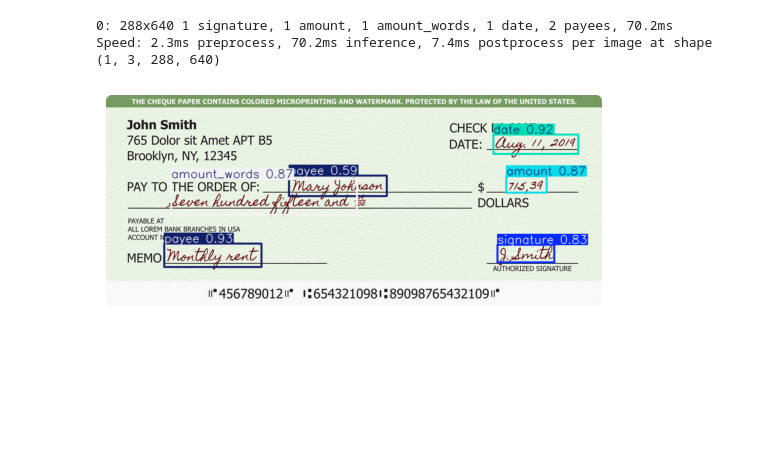
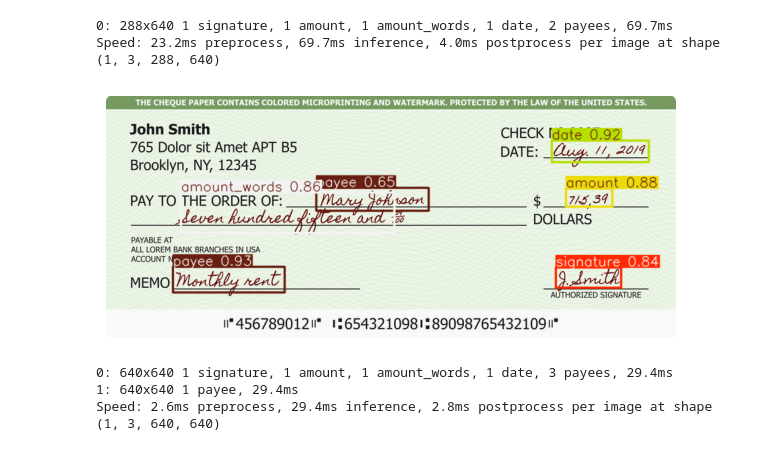
Before and after one commit to Automation-Anywhere-1B/CV-Document-Data-Extraction, a Jupyter notebook: Yolo Stacked/yolo/example.ipynb, the cells around one changed output. Cells and saved outputs as stored; diff of their text form; code cells hidden in the pictures; blank space fills up the shorter version.

Commit message:
made visualization for yolo model better

```diff
--- a/Yolo Stacked/yolo/example.ipynb
+++ b/Yolo Stacked/yolo/example.ipynb
@@ -11,10 +11,14 @@ path = f"training/runs/detect/{BEST}/weights/best.pt";
 model = Yolo_Detection(path)
 # %%
 model.predict('check.jpg')
-plt.imshow(model.visualize_prediction())
-plt.axis("off")
-plt.show()
+model.visualize_last_prediction()
 # %% [output]
-0: 288x640 1 signature, 1 amount, 1 amount_words, 1 date, 2 payees, 70.2ms
-Speed: 2.3ms preprocess, 70.2ms inference, 7.4ms postprocess per image at shape (1, 3, 288, 640)
+0: 288x640 1 signature, 1 amount, 1 amount_words, 1 date, 2 payees, 69.7ms
+Speed: 23.2ms preprocess, 69.7ms inference, 4.0ms postprocess per image at shape (1, 3, 288, 640)
-[figure, old version]
+[figure, new version]
+# %%
+model.predict(['check.jpg', 'check2.jpg'])
+# %% [output]
+0: 640x640 1 signature, 1 amount, 1 amount_words, 1 date, 3 payees, 29.4ms
+1: 640x640 1 payee, 29.4ms
+Speed: 2.6ms preprocess, 29.4ms inference, 2.8ms postprocess per image at shape (1, 3, 640, 640)
```
Also changed, not shown: parts of 2 cells of this notebook, 3 other files.
